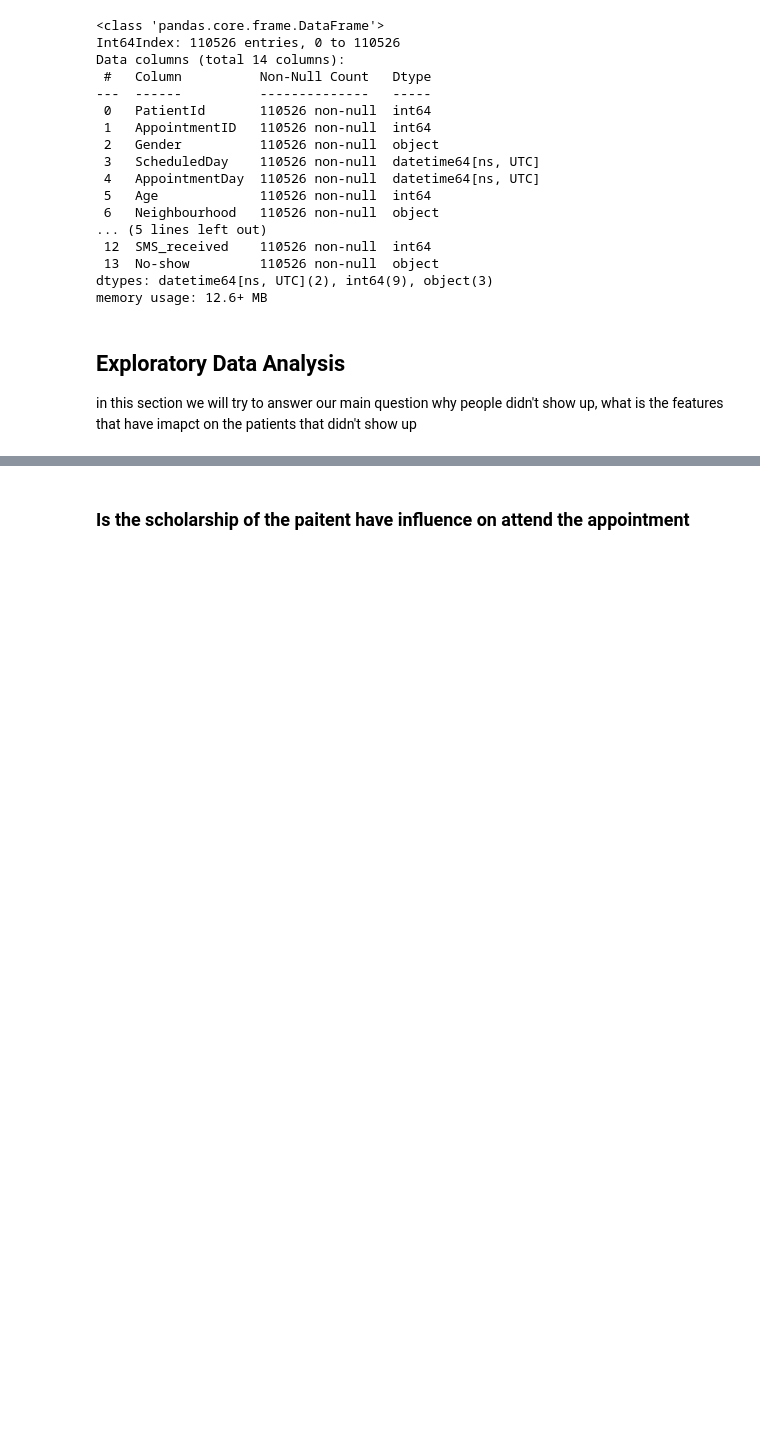
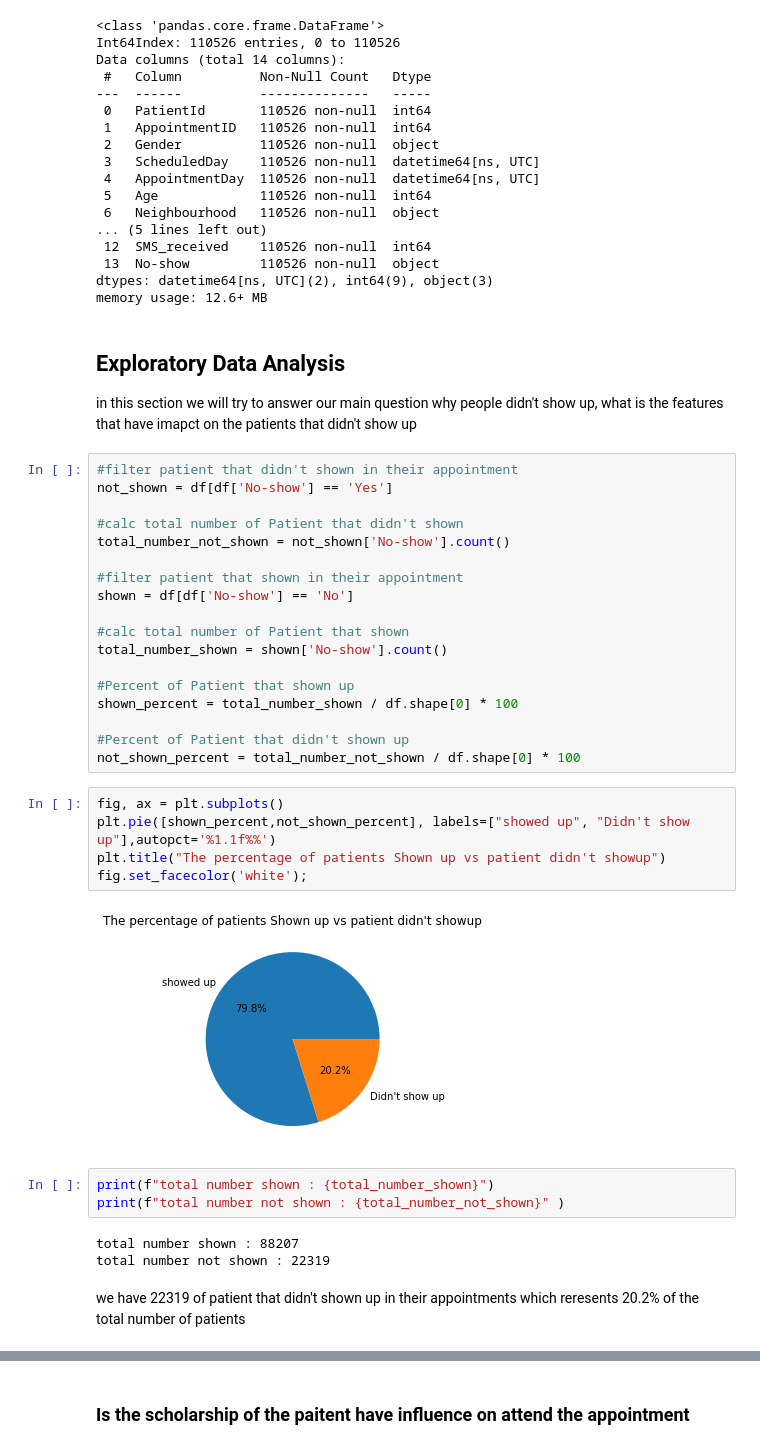
Before and after one commit to tamermohamed/Data-Exploration, a Jupyter notebook: Investigate_a_Dataset.ipynb, the cells around one changed output, grey strips where cells are left out. Cells and saved outputs as stored; diff of their text form; blank space fills up the shorter version.

```diff
--- a/Investigate_a_Dataset.ipynb
+++ b/Investigate_a_Dataset.ipynb
@@ -157,3 +157,36 @@ memory usage: 12.6+ MB
 ## Exploratory Data Analysis
 
 in this section we will try to answer our main question why people didn't show up, what is the features that have imapct on the patients that didn't show up
+# %%
+#filter patient that didn't shown in their appointment
+not_shown = df[df['No-show'] == 'Yes']
+
+#calc total number of Patient that didn't shown
+total_number_not_shown = not_shown['No-show'].count()
+
+#filter patient that shown in their appointment
+shown = df[df['No-show'] == 'No']
+
+#calc total number of Patient that shown
+total_number_shown = shown['No-show'].count()
+
+#Percent of Patient that shown up
+shown_percent = total_number_shown / df.shape[0] * 100
+
+#Percent of Patient that didn't shown up
+not_shown_percent = total_number_not_shown / df.shape[0] * 100
+# %%
+fig, ax = plt.subplots()
+plt.pie([shown_percent,not_shown_percent], labels=["showed up", "Didn't show up"],autopct='%1.1f%%')
+plt.title("The percentage of patients Shown up vs patient didn't showup")
+fig.set_facecolor('white');
+# %% [output]
+[figure, added]
+# %%
+print(f"total number shown : {total_number_shown}")
+print(f"total number not shown : {total_number_not_shown}" )
+# %% [output]
+total number shown : 88207
+total number not shown : 22319
+# %% [markdown]
+we have 22319 of patient that didn't shown up in their appointments which reresents 20.2% of the total number of patients
```
Also changed, not shown: parts of 24 cells of this notebook.
